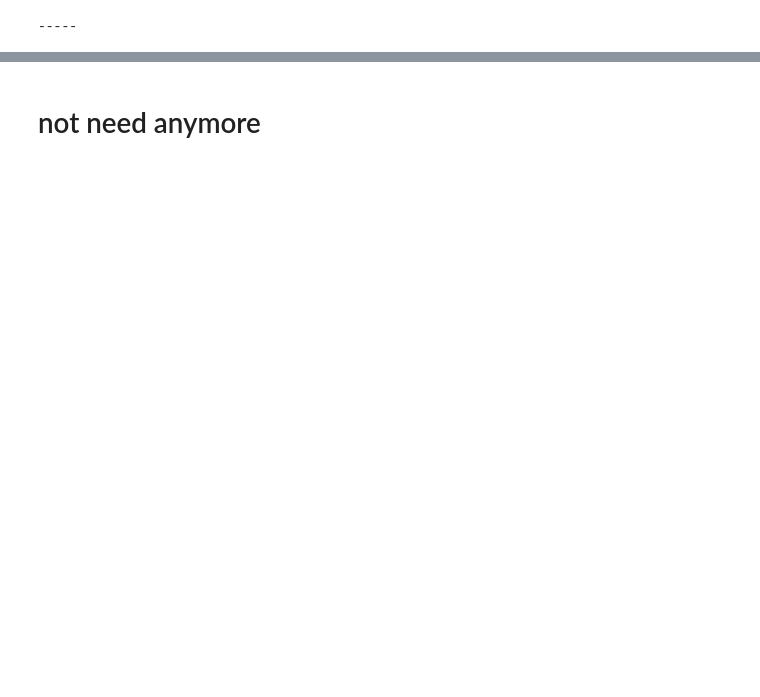
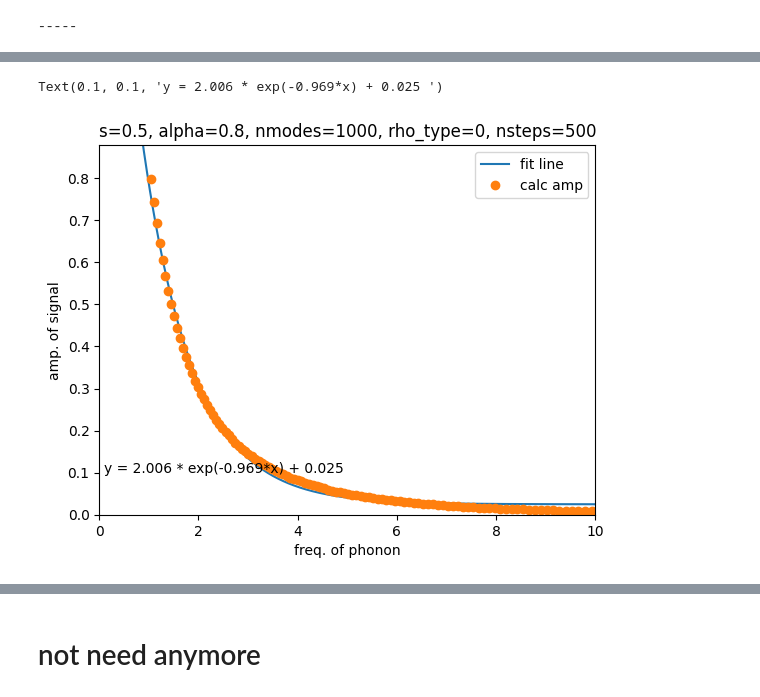
Before and after one commit to ansatzX/2024-SBM, a Jupyter notebook: t_Srho.ipynb, the cells around one changed output, grey strips where cells are left out. Drawn from its saved outputs; the diff is of its cells as text; code cells hidden in the pictures; blank space fills up the shorter version.

```diff
--- a/t_Srho.ipynb
+++ b/t_Srho.ipynb
@@ -162,2 +191,24 @@ dats.__len__()
 # %%
 dats = [ get_signal_amp(mother_folder=mother_folder, data_dict=vn_entropy_1site_all_lines, s=s, alpha=alpha, nmodes=nmodes, rho_type=rho_type, nsteps=nsteps, imode=i, plot=False) for i in range(1000) if (i+1)%5==0 and i > 98 and i < 630 ]
+# %%
+y_true = np.array([ _[1] for _ in dats ])
+x = np.array([ _[0] for _ in dats ])
+a, b, c = fit_amp_singnal(dats)
+# %%
+func_x = np.linspace(0, 10, 500)
+func_y = amp_func(func_x, a, b, c)
+plt.plot(func_x, func_y , label='fit line')
+plt.plot([ _[0] for _ in dats ], [ _[1] for _ in dats ],'o', label='calc amp')
+plt.xlim(0, 10)
+plt.xlabel('freq. of phonon')
+
+
+plt.ylim(0, max([ _[1] for _ in dats ])+ 0.1* max([ _[1] for _ in dats ]))
+plt.ylabel('amp. of signal')
+plt.title(f's={s}, alpha={alpha}, nmodes={nmodes}, rho_type={0}, nsteps={nsteps}')
+plt.legend()
+
+plt.text(x=0.1, y=0.1, s=f'y = {a:.3f} * exp({b:.3f}*x) + {c:.3f} ')
+# %% [output]
+Text(0.1, 0.1, 'y = 2.006 * exp(-0.969*x) + 0.025 ')
+[figure, added]
```
Also changed, not shown: parts of 55 cells of this notebook, 3 other files.
